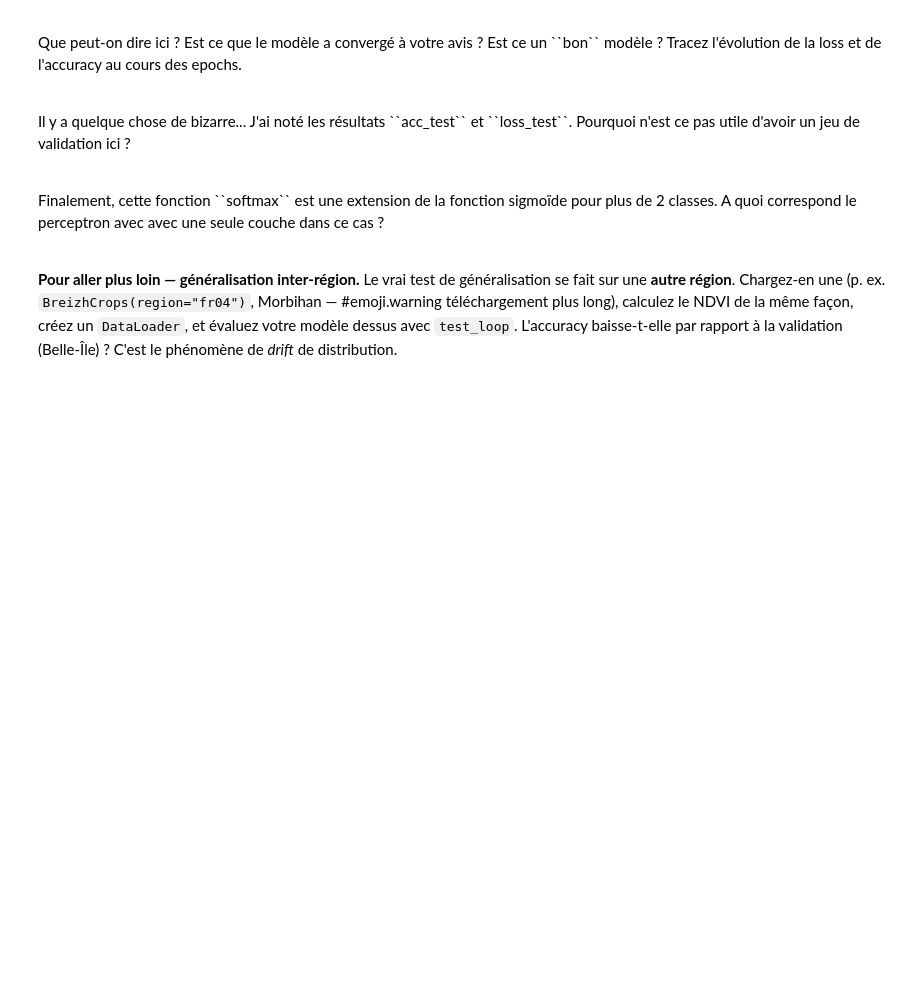
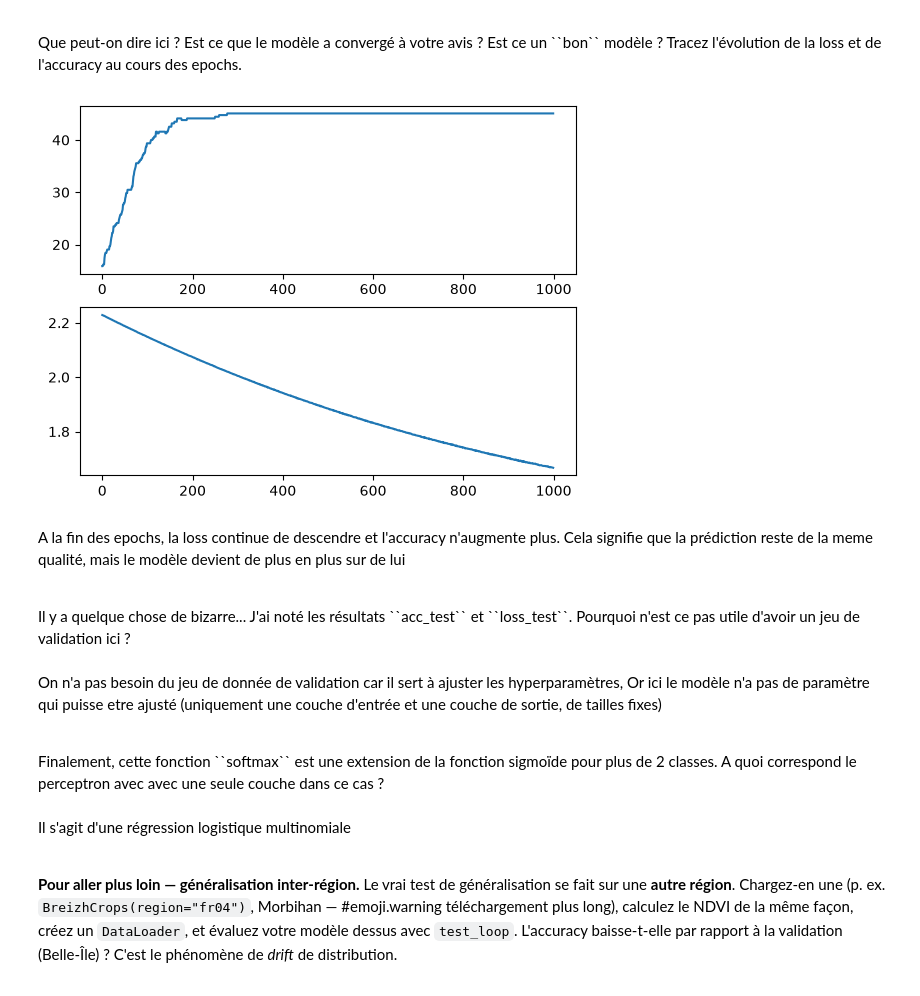
Before and after one commit to Charles-Tricand/espace-de-travail, a Jupyter notebook: TD6.ipynb, the cells around one changed output. Drawn from its saved outputs; the diff is of its cells as text; code cells hidden in the pictures; blank space fills up the shorter version.

```diff
--- a/TD6.ipynb
+++ b/TD6.ipynb
@@ -477,18 +494,32 @@ print("Done!")
 <p class="admonition-title"></p>
 Que peut-on dire ici ? Est ce que le modèle a convergé à votre avis ? Est ce un ``bon`` modèle ? Tracez l'évolution de la loss et de l'accuracy au cours des epochs.
 </div>
+# %%
+plt.subplot(211)
+plt.plot(acc_test)
+plt.subplot(212)
+plt.plot(loss_test)
+plt.show()
+# %% [output]
+[figure, added]
+# %% [markdown]
+A la fin des epochs, la loss continue de descendre et l'accuracy n'augmente plus. Cela signifie que la prédiction reste de la meme qualité, mais le modèle devient de plus en plus sur de lui
 # %% [markdown]
 
 <div class="admonition note">
 <p class="admonition-title"></p>
 Il y a quelque chose de bizarre... J'ai noté les résultats ``acc_test`` et ``loss_test``. Pourquoi n'est ce pas utile d'avoir un jeu de validation ici ?
 </div>
+# %% [markdown]
+On n'a pas besoin du jeu de donnée de validation car il sert à ajuster les hyperparamètres, Or ici le modèle n'a pas de paramètre qui puisse etre ajusté (uniquement une couche d'entrée et une couche de sortie, de tailles fixes)
 # %% [markdown]
 
 <div class="admonition note">
 <p class="admonition-title"></p>
 Finalement, cette fonction ``softmax`` est une extension de la fonction sigmoïde pour plus de 2 classes. A quoi correspond le perceptron avec avec une seule couche dans ce cas ?
 </div>
+# %% [markdown]
+Il s'agit d'une régression logistique multinomiale
 # %% [markdown]
 <div class="admonition tip">
 <p class="admonition-title"></p>
```
Also changed, not shown: parts of 18 cells of this notebook, 4 other files.
